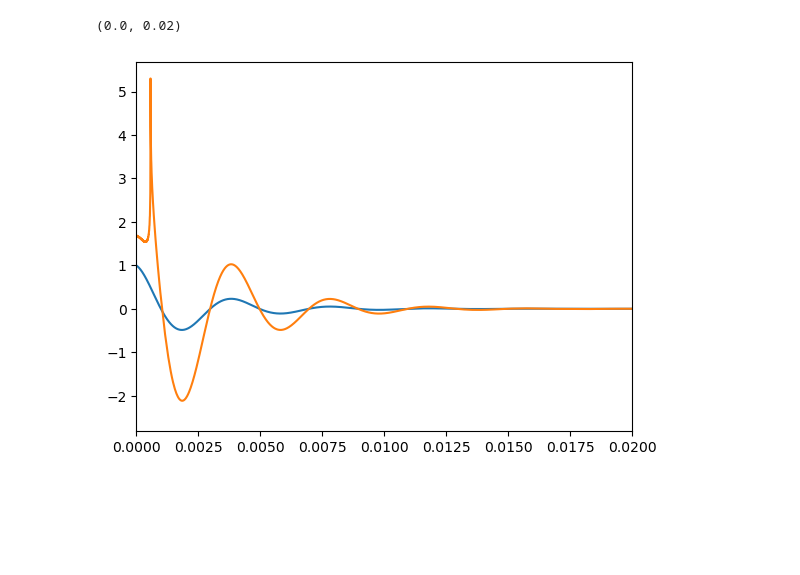
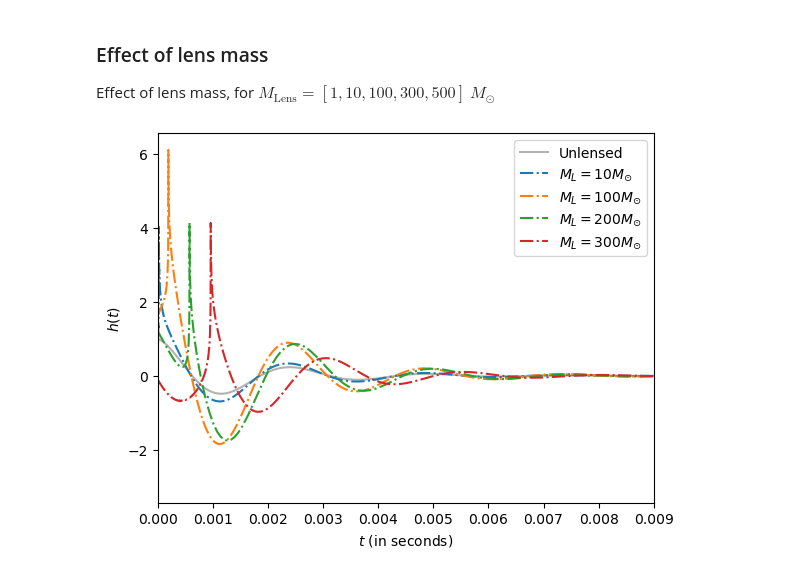
Before and after one commit to gcfbelinario/gw_thz, a Jupyter notebook: amplify.ipynb, the cells around one changed output. Drawn from its saved outputs; the diff is of its cells as text; code cells hidden in the pictures; blank space fills up the shorter version.

Commit message:
updated lensed signals; attempts on amplification factors and strain amplitudes in frequency domain

```diff
--- a/amplify.ipynb
+++ b/amplify.ipynb
@@ -108,7 +111,0 @@ plt.ylim([0.1,10])
-# %%
-h_tilde = np.fft.fft(h)
-h_tilde_shifted = np.fft.fftshift(h_tilde)
-hL_tilde = F * h_tilde
-hL_tilde_shifted = np.fft.fftshift(hL_tilde)
-hL = np.fft.ifft(hL_tilde)
-hL_shifted = np.fft.fftshift(hL)
@@ -123,7 +112,4 @@ plt.xlim([0,20])
-# %%
-plt.plot(t,h)
-plt.plot(t,hL)
-plt.xlim([0,0.020])
-# %% [output]
-(0.0, 0.02)
-[figure, removed]
+# %% [markdown]
+### Effect of lens mass
+
+Effect of lens mass, for $M_{\text{Lens}} = [1, 10, 100, 300, 500] \ M_{\odot}$
@@ -129,0 +162,19 @@ plt.xlim([0,0.020])
+# %%
+# unlensed vs lensed signals
+
+plt.plot(t, h, alpha=0.3, label="Unlensed", color="black")
+
+#plt.plot(t, hL[0].real, label=r"$M_{L} = M_{\odot}$")
+plt.plot(t, hL[1].real, label=r"$M_{L} = 10M_{\odot}$", ls="-.")
+plt.plot(t, hL[2].real, label=r"$M_{L} = 100M_{\odot}$", ls="-.")
+plt.plot(t, hL[3].real, label=r"$M_{L} = 200M_{\odot}$", ls="-.")
+plt.plot(t, hL[4].real, label=r"$M_{L} = 300M_{\odot}$", ls="-.")
+
+plt.xlim([0,0.009])
+plt.xlabel(r"$t$ (in seconds)")
+plt.ylabel(r"$h(t)$")
+
+plt.legend()
+plt.show()
+# %% [output]
+[figure, added]
```
Also changed, not shown: parts of 8 cells of this notebook, 1 other file.
